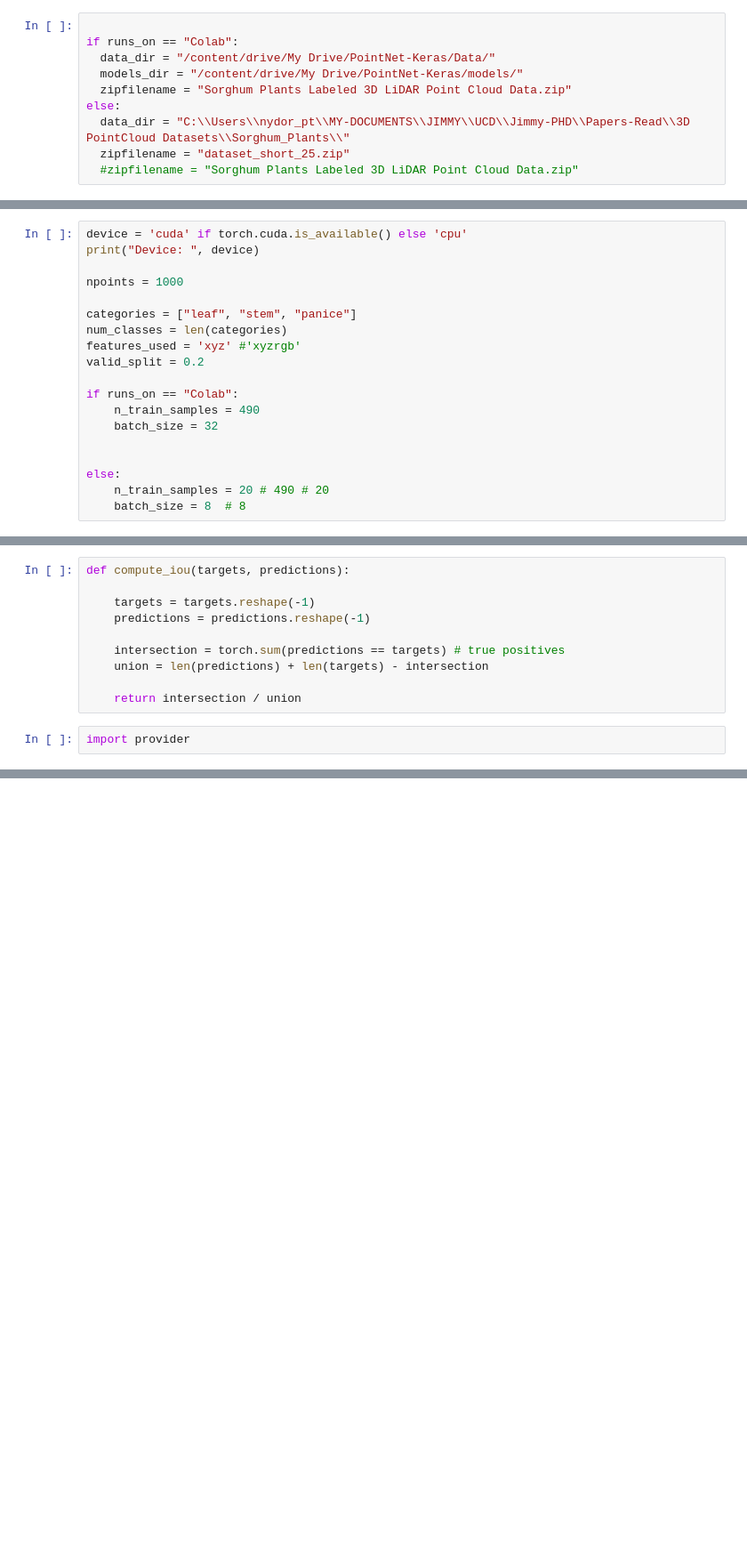
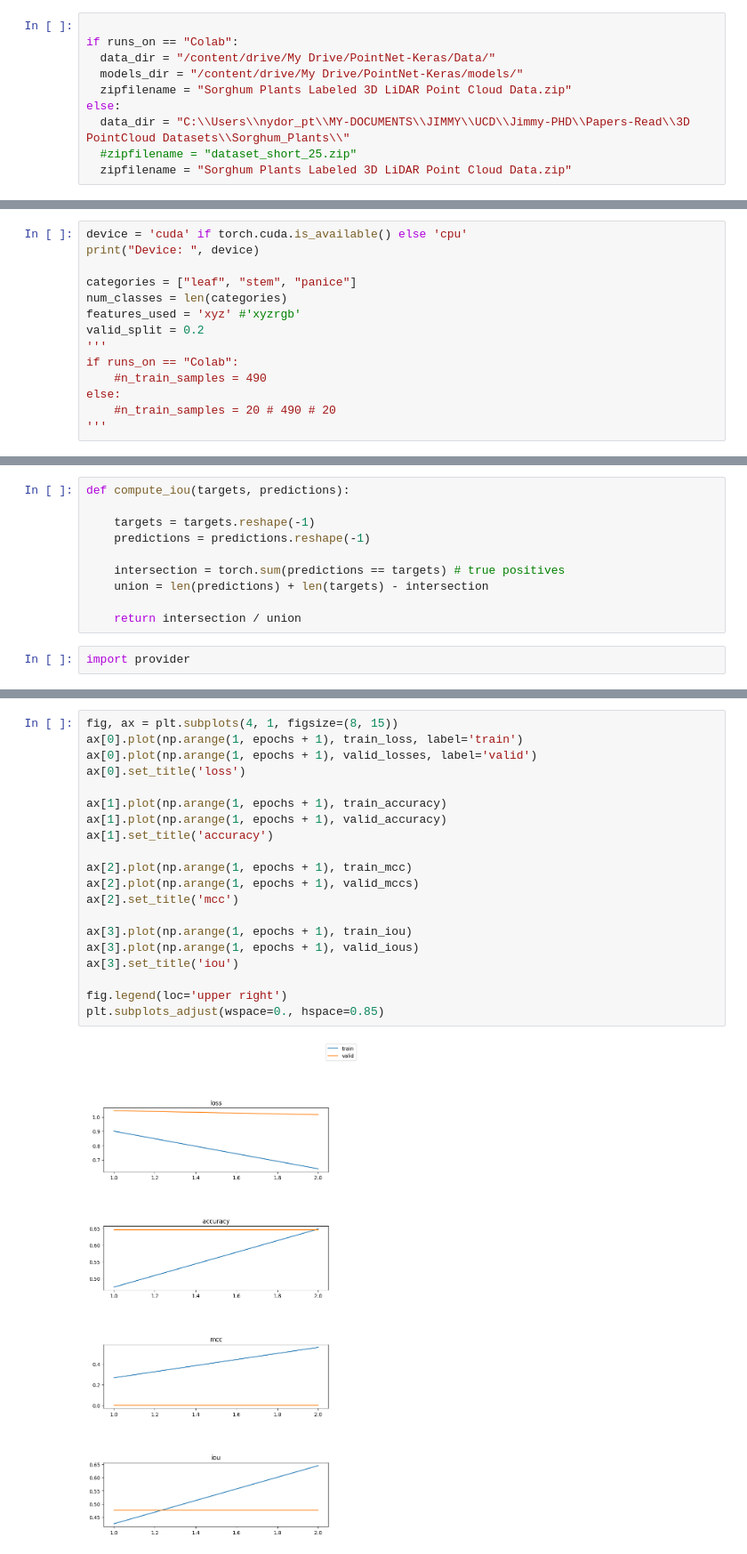
Before and after one commit to ddavarakis/testbed, a Jupyter notebook: PointNet++/my_pointnet_pp_seg_pytorch.ipynb, the cells around one changed output, grey strips where cells are left out. Shown: that part at 89% size. Cells and saved outputs as stored; diff of their text form; blank space fills up the shorter version.

```diff
--- a/PointNet++/my_pointnet_pp_seg_pytorch.ipynb
+++ b/PointNet++/my_pointnet_pp_seg_pytorch.ipynb
@@ -65,5 +67,5 @@ if runs_on == "Colab":
   zipfilename = "Sorghum Plants Labeled 3D LiDAR Point Cloud Data.zip"
 else:
   data_dir = "C:\\Users\\nydor_pt\\MY-DOCUMENTS\\JIMMY\\UCD\\Jimmy-PHD\\Papers-Read\\3D PointCloud Datasets\\Sorghum_Plants\\"
-  zipfilename = "dataset_short_25.zip"
-  #zipfilename = "Sorghum Plants Labeled 3D LiDAR Point Cloud Data.zip"
+  #zipfilename = "dataset_short_25.zip"
+  zipfilename = "Sorghum Plants Labeled 3D LiDAR Point Cloud Data.zip"
@@ -76,21 +86,16 @@ Set some settings
 # %%
 device = 'cuda' if torch.cuda.is_available() else 'cpu'
 print("Device: ", device)
-
-npoints = 1000
 
 categories = ["leaf", "stem", "panice"]
 num_classes = len(categories)
 features_used = 'xyz' #'xyzrgb'
 valid_split = 0.2
-
+'''
 if runs_on == "Colab":
-    n_train_samples = 490
-    batch_size = 32
-
-
+    #n_train_samples = 490
 else:
-    n_train_samples = 20 # 490 # 20
-    batch_size = 8  # 8
+    #n_train_samples = 20 # 490 # 20
+'''
 # %% [output]
 Device:  cuda
@@ -709,0 +716,22 @@ Best inctance avg mIOU is: 0.35095
+# %%
+fig, ax = plt.subplots(4, 1, figsize=(8, 15))
+ax[0].plot(np.arange(1, epochs + 1), train_loss, label='train')
+ax[0].plot(np.arange(1, epochs + 1), valid_losses, label='valid')
+ax[0].set_title('loss')
+
+ax[1].plot(np.arange(1, epochs + 1), train_accuracy)
+ax[1].plot(np.arange(1, epochs + 1), valid_accuracy)
+ax[1].set_title('accuracy')
+
+ax[2].plot(np.arange(1, epochs + 1), train_mcc)
+ax[2].plot(np.arange(1, epochs + 1), valid_mccs)
+ax[2].set_title('mcc')
+
+ax[3].plot(np.arange(1, epochs + 1), train_iou)
+ax[3].plot(np.arange(1, epochs + 1), valid_ious)
+ax[3].set_title('iou')
+
+fig.legend(loc='upper right')
+plt.subplots_adjust(wspace=0., hspace=0.85)
+# %% [output]
+[figure, added]
```
Also changed, not shown: parts of 20 cells of this notebook, 2 other files.
